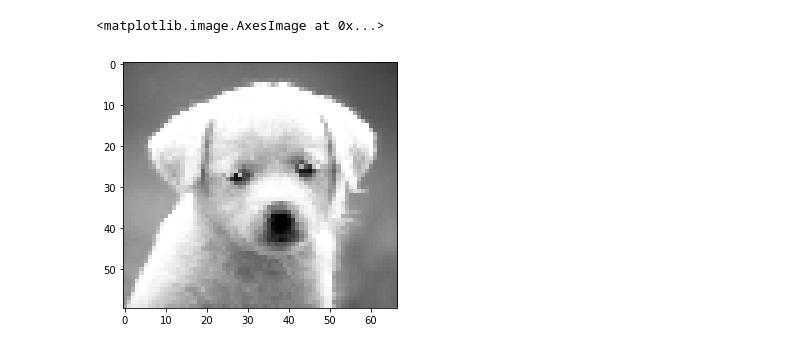
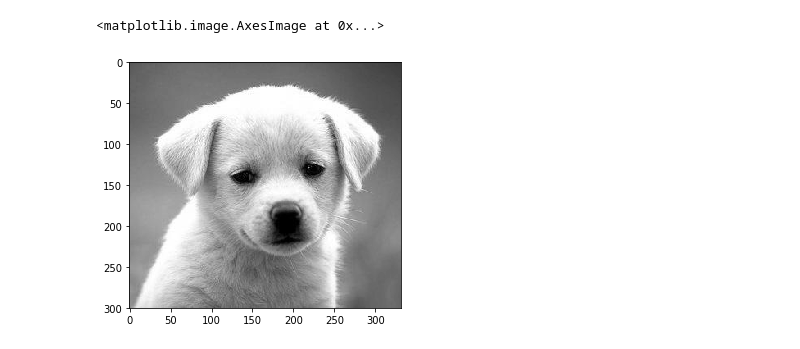
Before and after one commit to lukas/ml-class, a Jupyter notebook: keras-cnn/maxpool.ipynb, the cells around one changed output. Saved outputs shown, nothing was run; the diff lists cells and outputs as text; code cells hidden in the pictures.

```diff
--- a/keras-cnn/maxpool.ipynb
+++ b/keras-cnn/maxpool.ipynb
@@ -6,8 +8,8 @@ from skimage import data
 from skimage.measure import block_reduce
 # %%
 image = io.imread('dog.jpg', as_grey=True)
-new_image = block_reduce(image, block_size=(5, 5), func=np.max)
+new_image = block_reduce(image, block_size=(1, 1), func=np.max)
 io.imshow(new_image)
 # %% [output]
 <matplotlib.image.AxesImage at 0x...>
-[figure, old version]
+[figure, new version]
```
Also changed, not shown: parts of 1 cell of this notebook, 6 other files.
